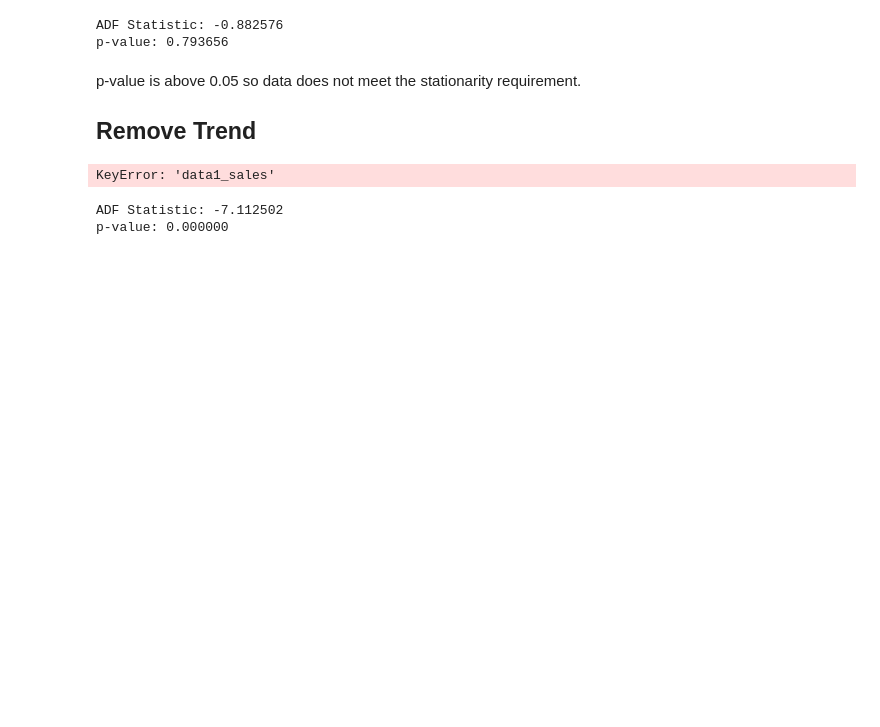
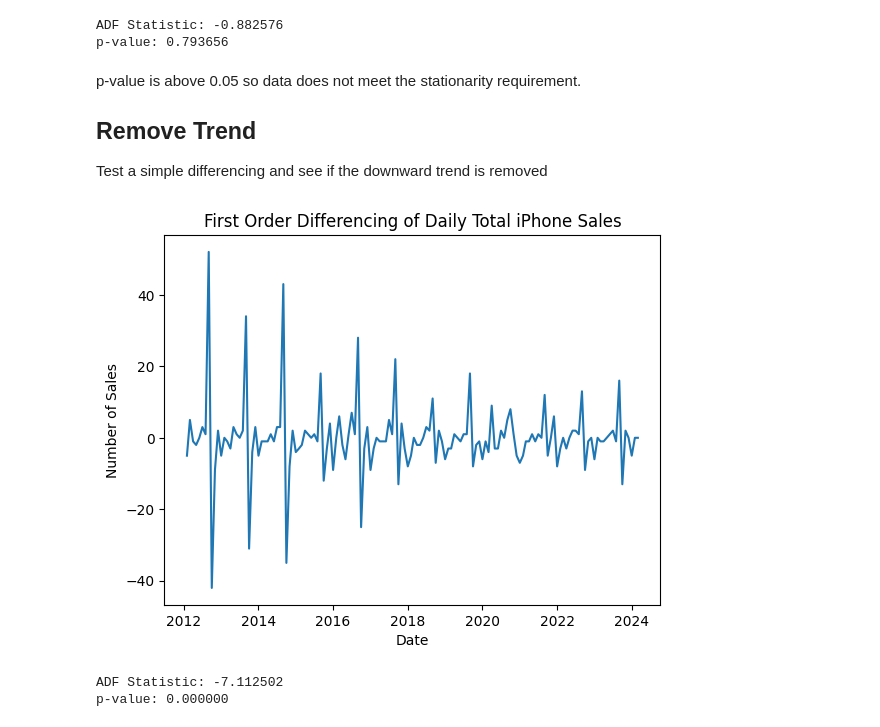
Before and after one commit to dagartga/ARIMA_Simple_Forecast, a Jupyter notebook: iphone-sales-forecasting.ipynb, the cells around one changed output. Cells and saved outputs as stored; diff of their text form; code cells hidden in the pictures; blank space fills up the shorter version.

```diff
--- a/iphone-sales-forecasting.ipynb
+++ b/iphone-sales-forecasting.ipynb
@@ -69,4 +71,6 @@ p-value: 0.793656
 p-value is above 0.05 so data does not meet the stationarity requirement.
 
 ## Remove Trend
+
+Test a simple differencing and see if the downward trend is removed
 # %%
@@ -74,13 +78,13 @@ p-value is above 0.05 so data does not meet the stationarity requirement.
 data['data_sales'] = data['sales'].diff()
 # %%
 # plot the time series of data1_sales
-plt.plot(data['data1_sales'])
-plt.title('First Order Transformation of Daily Total iPhone Sales')
+plt.plot(data['data_sales'])
+plt.title('First Order Differencing of Daily Total iPhone Sales')
 plt.xlabel('Date')
 plt.ylabel('Number of Sales')
 plt.show()
 # %% [output]
-KeyError: 'data1_sales'
+[figure, added]
 # %%
 adf_test = adfuller(data['data_sales'].dropna())
 # Output the results
```
Also changed, not shown: parts of 3 cells of this notebook.
